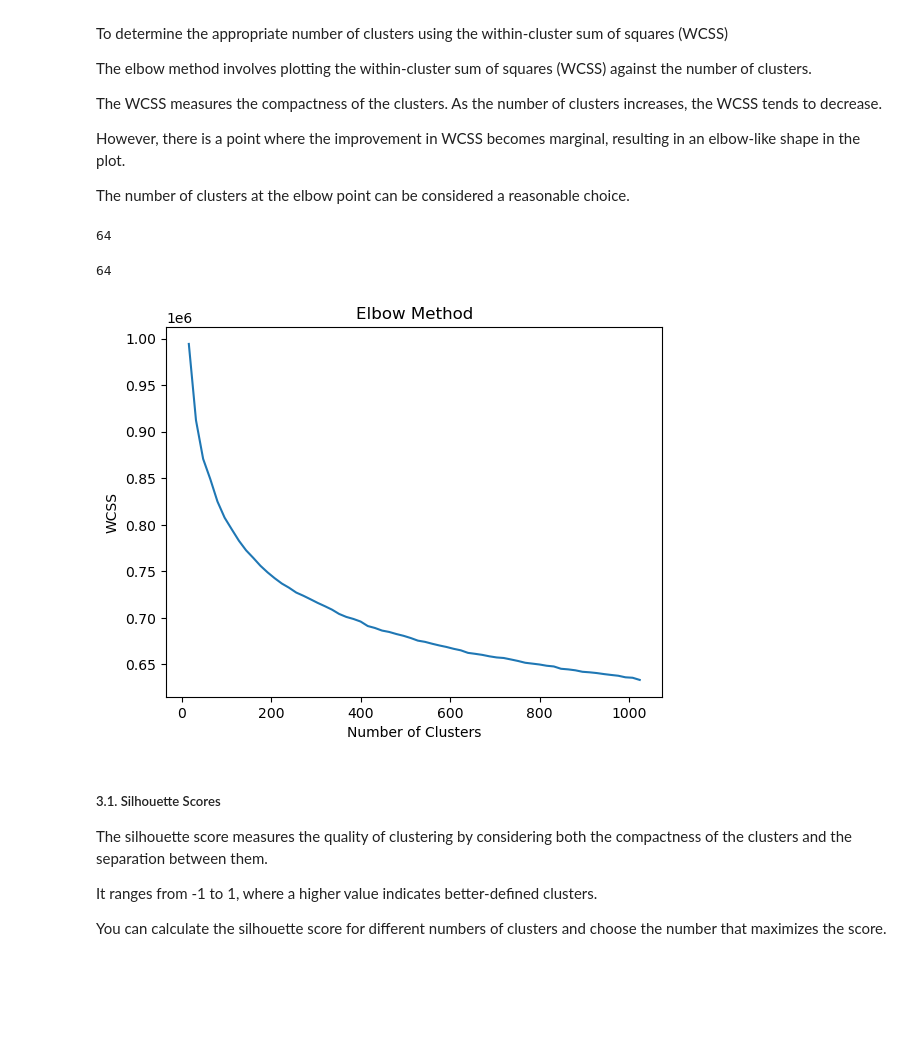
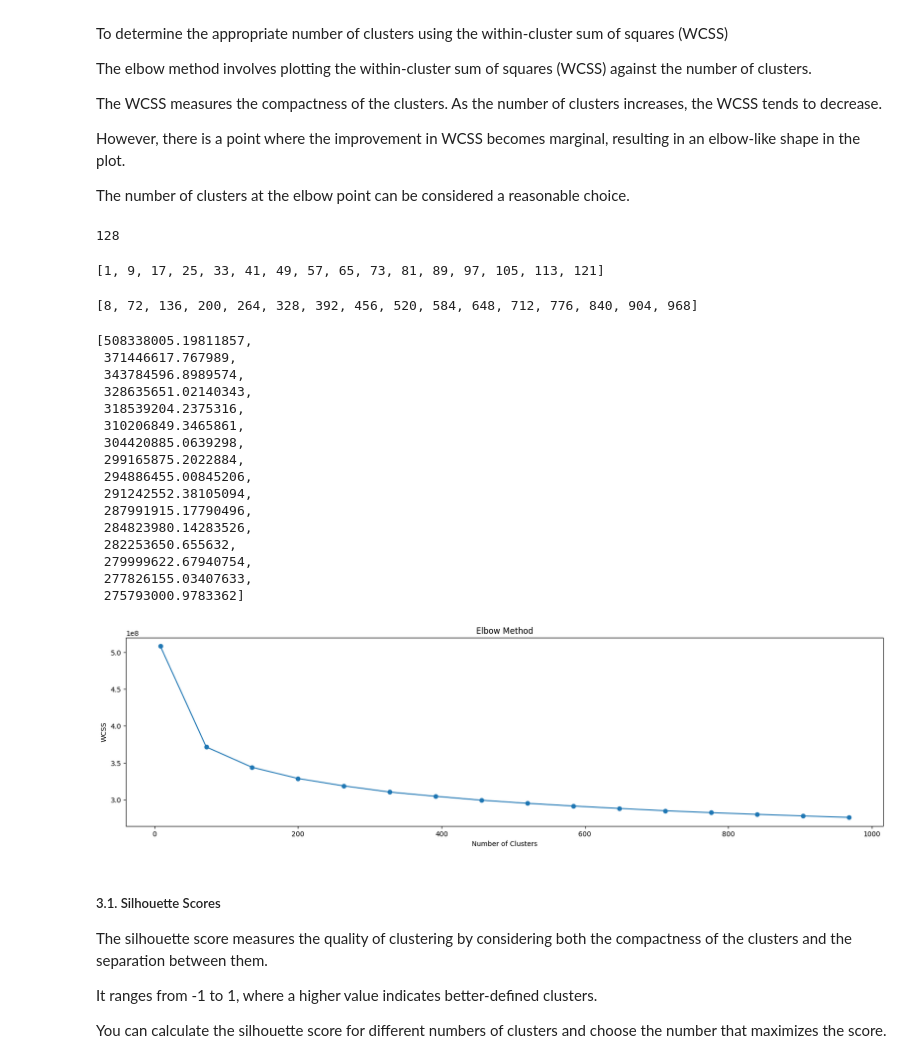
Before and after one commit to ledvic/_Plankton_Zooscan-Machine_Learning, a Jupyter notebook: _pyscripts/_extract_SIFT_kmeans_features_for_dataset.ipynb, the cells around one changed output. Saved outputs shown, nothing was run; the diff lists cells and outputs as text; code cells hidden in the pictures; blank space fills up the shorter version.

```diff
--- a/_pyscripts/_extract_SIFT_kmeans_features_for_dataset.ipynb
+++ b/_pyscripts/_extract_SIFT_kmeans_features_for_dataset.ipynb
@@ -258,56 +379,51 @@ The number of clusters at the elbow point can be considered a reasonable choice.
+# %%
+index_list = range(8, 1024+1, 8)
+
+display(len(index_list))
+# %% [output]
+128
 # %%
 list_i = []
-for i in range(16, 1024+1, 16):
+for i in range(1, 128+1, 8):
     list_i.append(i)
 
-display(len(list_i))
+print(list_i)
 # %% [output]
-64
+[1, 9, 17, 25, 33, 41, 49, 57, 65, 73, 81, 89, 97, 105, 113, 121]
-# %%
-len(range(16, 1024+1, 16))
-# %% [output]
-64
-# %%
-max_clusters = 1024  # Maximum number of clusters
-batch_size = max_clusters*10  # Batch size for partial_fit
-
-# Split the descriptors into batches
-n_samples = train_descriptors_std.shape[0]
-n_batches = int(np.ceil(n_samples / batch_size))
-
-
-# Perform MiniBatchKMeans clustering on the descriptors
-kmeans = MiniBatchKMeans(n_clusters=max_clusters)
-
-wcss = []  # Within-cluster sum of squares
-
-# Outer progress bar for analyzing the number of clusters
-pbar_outer = tqdm(total=len(range(16, 1024+1, 16)), position=0, desc="Analyzing number of clusters")
-pbar_inner =  tqdm(total=n_samples, position=1, desc="Partially fitting k-means clustering")
-
-for num_clusters in range(16, 1024+1, 16):
-    kmeans = MiniBatchKMeans(n_clusters=num_clusters, random_state=0, n_init="auto")
-
-    for batch in chunked(train_descriptors_std, batch_size):
-        kmeans.partial_fit(batch)
-        pbar_inner.update(len(batch))
-
-    wcss.append(kmeans.inertia_)  # Inertia is the within-cluster sum of squares
-
-    pbar_inner.reset()
-    pbar_outer.update(1)
-
-# pbar_inner.close()
-# pbar_outer.close()
+# %%
+[index_list[i-1] for i in list_i]
+# %% [output]
+[8, 72, 136, 200, 264, 328, 392, 456, 520, 584, 648, 712, 776, 840, 904, 968]
+# %%
+[wcss[i-1] for i in list_i]
+# %% [output]
+[508338005.19811857,
+ 371446617.767989,
+ 343784596.8989574,
+ 328635651.02140343,
+ 318539204.2375316,
+ 310206849.3465861,
+ 304420885.0639298,
+ 299165875.2022884,
+ 294886455.00845206,
+ 291242552.38105094,
+ 287991915.17790496,
+ 284823980.14283526,
+ 282253650.655632,
+ 279999622.67940754,
+ 277826155.03407633,
+ 275793000.9783362]
 # %%
 # Plot the WCSS values against the number of clusters
-plt.plot(range(16, 1024+1, 16), wcss)
+plt.figure(figsize=(20,5))
+plt.scatter([index_list[i-1] for i in list_i], [wcss[i-1] for i in list_i])
+plt.plot([index_list[i-1] for i in list_i], [wcss[i-1] for i in list_i])
 plt.xlabel('Number of Clusters')
 plt.ylabel('WCSS')
 plt.title('Elbow Method')
 plt.show()
 # %% [output]
-[figure, old version]
+[figure, new version]
 # %% [markdown]
 ##### 3.1. Silhouette Scores
 The silhouette score measures the quality of clustering by considering both the compactness of the clusters and the separation between them.
```
Also changed, not shown: parts of 341 cells of this notebook.
